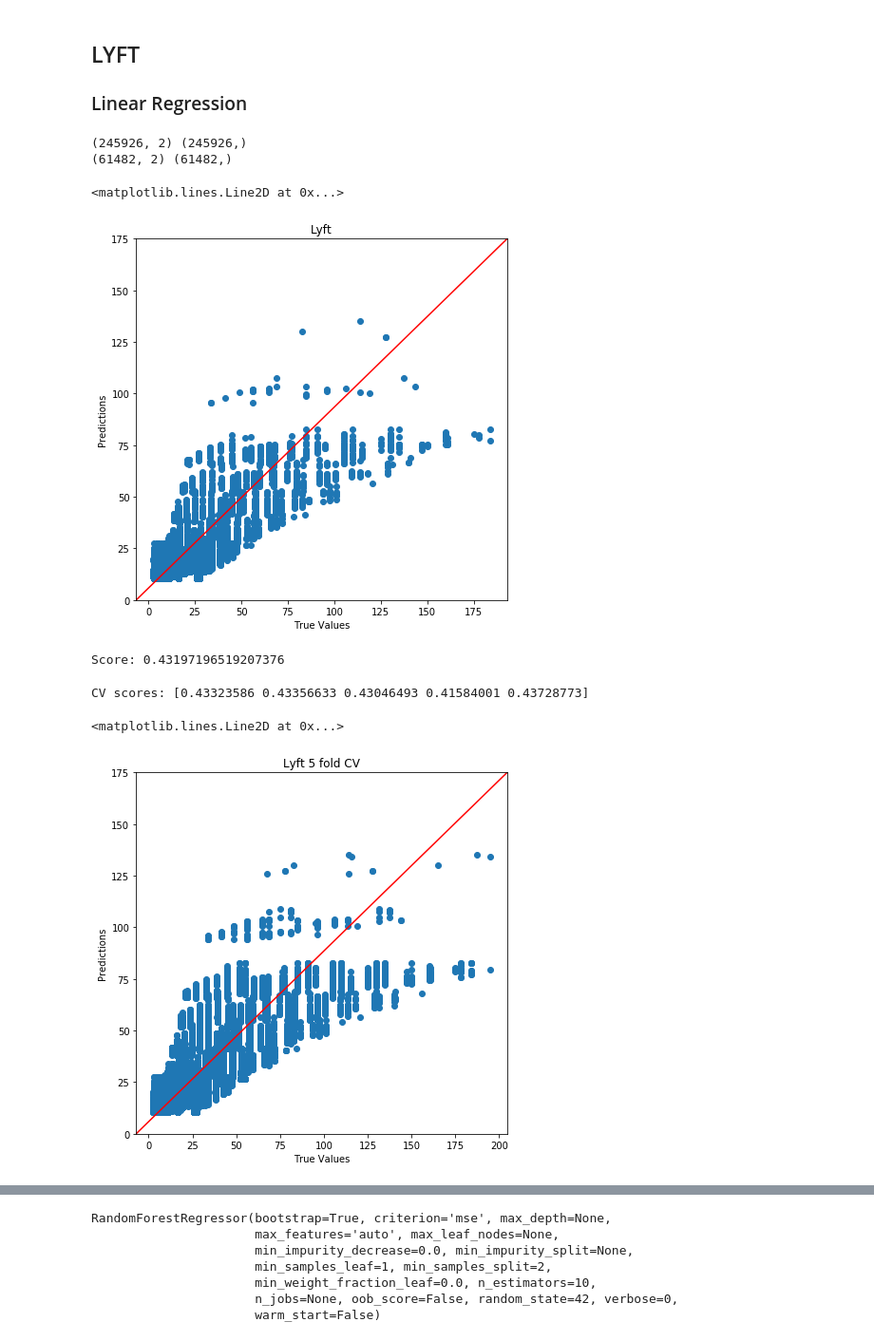
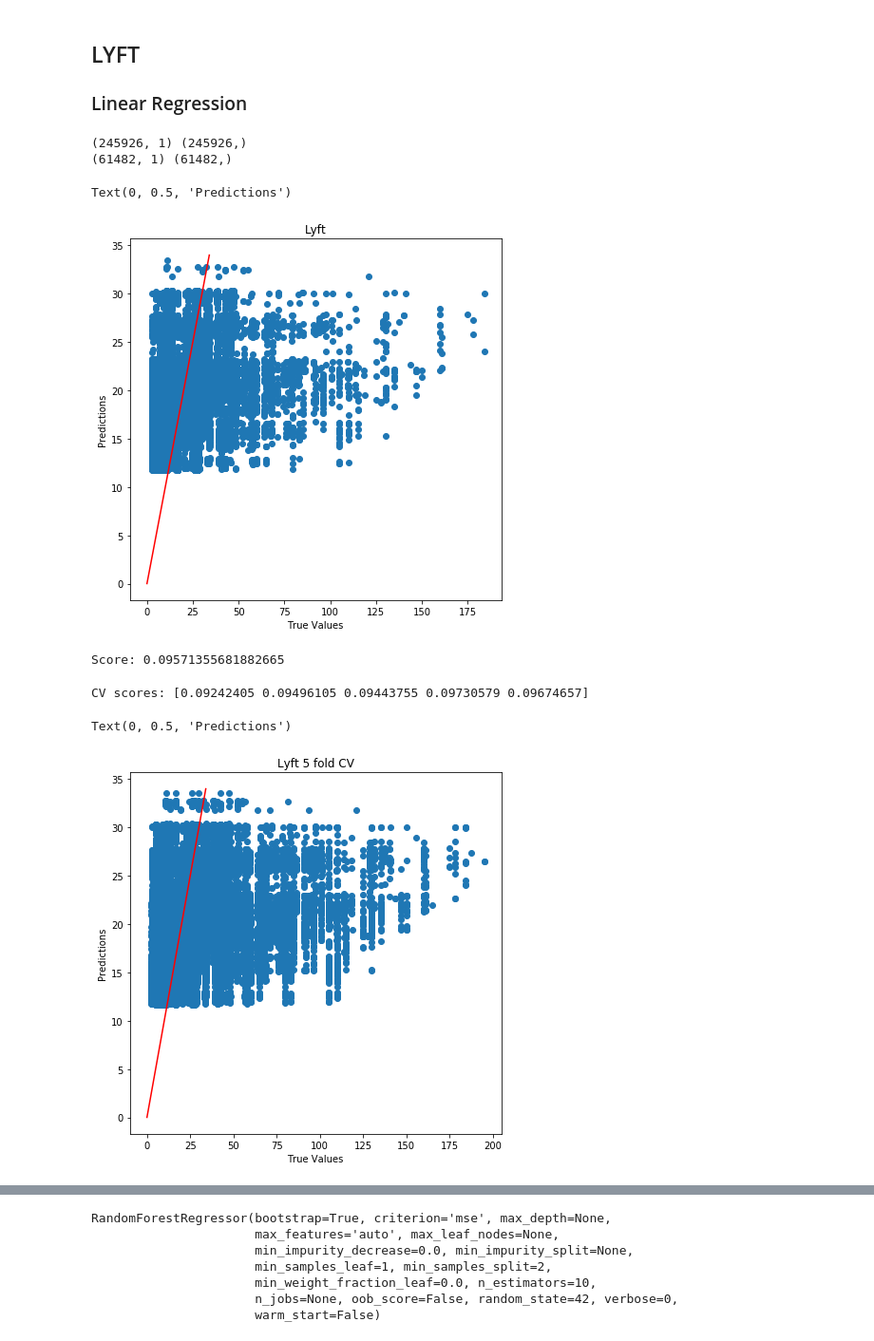
Before and after one commit to samwrite/Springboard, a Jupyter notebook: Capstone 1/Capstone Project 1 Final.ipynb, the cells around one changed output, grey strips where cells are left out. Shown at 95% size. Cells and saved outputs as stored; diff of their text form; code cells hidden in the pictures.

```diff
--- a/Capstone 1/Capstone Project 1 Final.ipynb
+++ b/Capstone 1/Capstone Project 1 Final.ipynb
@@ -309,40 +327,36 @@ plt.ioff()
 from sklearn.model_selection import train_test_split
 y = lyft_data.price
 #First test we only use distance and surge_multiplier as our only continuous factors
-X = lyft_data.loc[:,['distance', 'surge_multiplier']]
+X = lyft_data.loc[:,['distance']]
 feature_list = list(X.columns)
 X_train, X_test, y_train, y_test = train_test_split(X, y, test_size = 0.2, random_state=0)
 print(X_train.shape, y_train.shape)
 print(X_test.shape, y_test.shape)
 # %% [output]
-(245926, 2) (245926,)
-(61482, 2) (61482,)
+(245926, 1) (245926,)
+(61482, 1) (61482,)
 # %%
 from sklearn import datasets, linear_model
 import numpy as np
-import matplotlib.lines as mlines
-import matplotlib.transforms as mtransforms
-
 lm = linear_model.LinearRegression()
 model = lm.fit(X_train, y_train)
 predictions = lm.predict(X_test)
 fig, ax = plt.subplots(figsize=(7,7))
 ax.scatter(y_test, predictions)
-plt.yticks(np.arange(0, 200, step=25))
+x = np.arange(0,35)
+plt.plot(x,x, color='red')
+# plt.xticks(np.arange(0, 200, step=25))
+# plt.yticks(np.arange(0, 225, step=25))
 plt.title('Lyft')
 plt.xlabel('True Values')
 plt.ylabel('Predictions')
-line = mlines.Line2D([0, 1], [0, 1], color='red')
-transform = ax.transAxes
-line.set_transform(transform)
-ax.add_line(line)
 # %% [output]
-<matplotlib.lines.Line2D at 0x...>
+Text(0, 0.5, 'Predictions')
-[figure, old version]
+[figure, new version]
 # %%
 print('Score:', model.score(X_test, y_test))
 # %% [output]
-Score: 0.43197196519207376
+Score: 0.09571355681882665
 # %%
 from sklearn.model_selection import cross_val_score, cross_val_predict
 from sklearn import metrics
@@ -351,22 +365,19 @@ from sklearn import metrics
 scores = cross_val_score(model, X, y, cv=5)
 print('CV scores:', scores)
 # %% [output]
-CV scores: [0.43323586 0.43356633 0.43046493 0.41584001 0.43728773]
+CV scores: [0.09242405 0.09496105 0.09443755 0.09730579 0.09674657]
 # %%
 predictions = cross_val_predict(model, X, y, cv=5)
 fig, ax = plt.subplots(figsize=(7,7))
 plt.scatter(y, predictions)
-plt.yticks(np.arange(0, 200, step=25))
+x = np.arange(0,35)
+plt.plot(x,x, color='red')
 plt.title('Lyft 5 fold CV')
 plt.xlabel('True Values')
 plt.ylabel('Predictions')
-line = mlines.Line2D([0, 1], [0, 1], color='red')
-transform = ax.transAxes
-line.set_transform(transform)
-ax.add_line(line)
 # %% [output]
-<matplotlib.lines.Line2D at 0x...>
+Text(0, 0.5, 'Predictions')
-[figure, old version]
+[figure, new version]
 # %%
 accuracy = metrics.r2_score(y, predictions)
 print('Cross-Predicted Accuracy:', accuracy)
```
Also changed, not shown: parts of 31 cells of this notebook.
